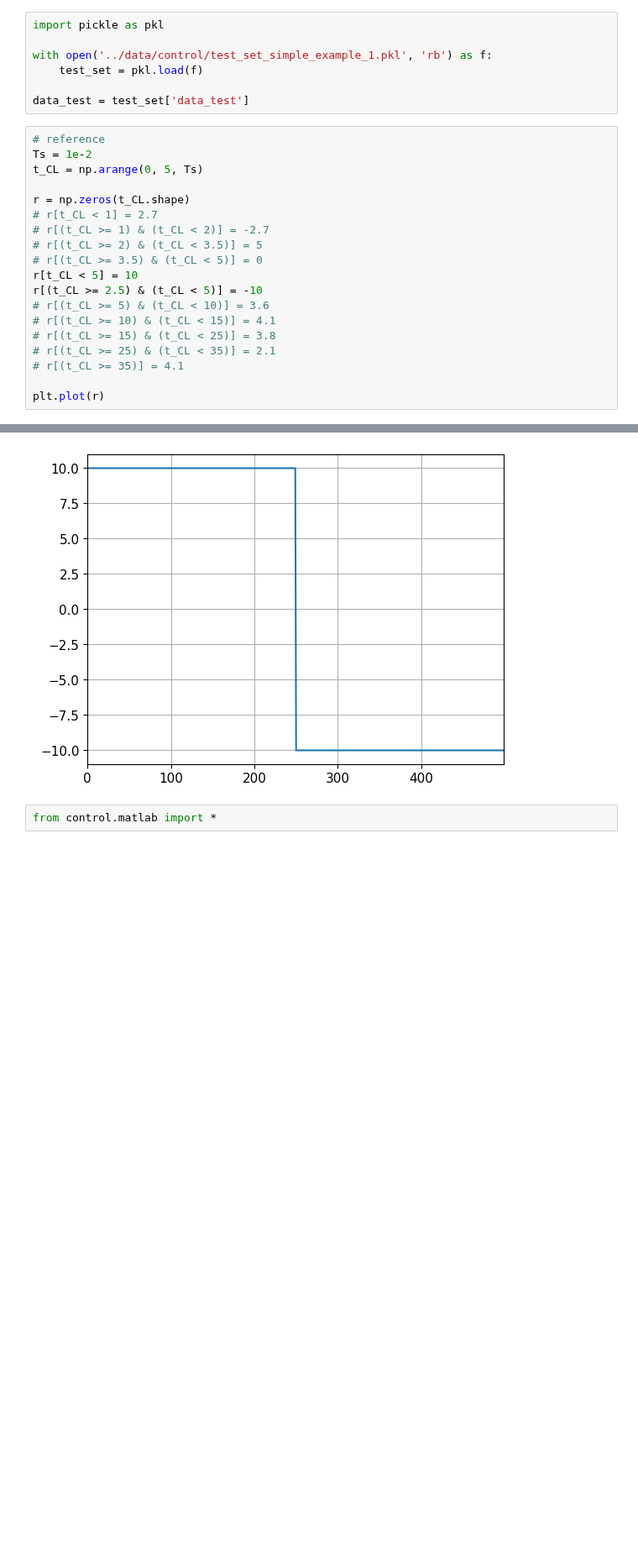
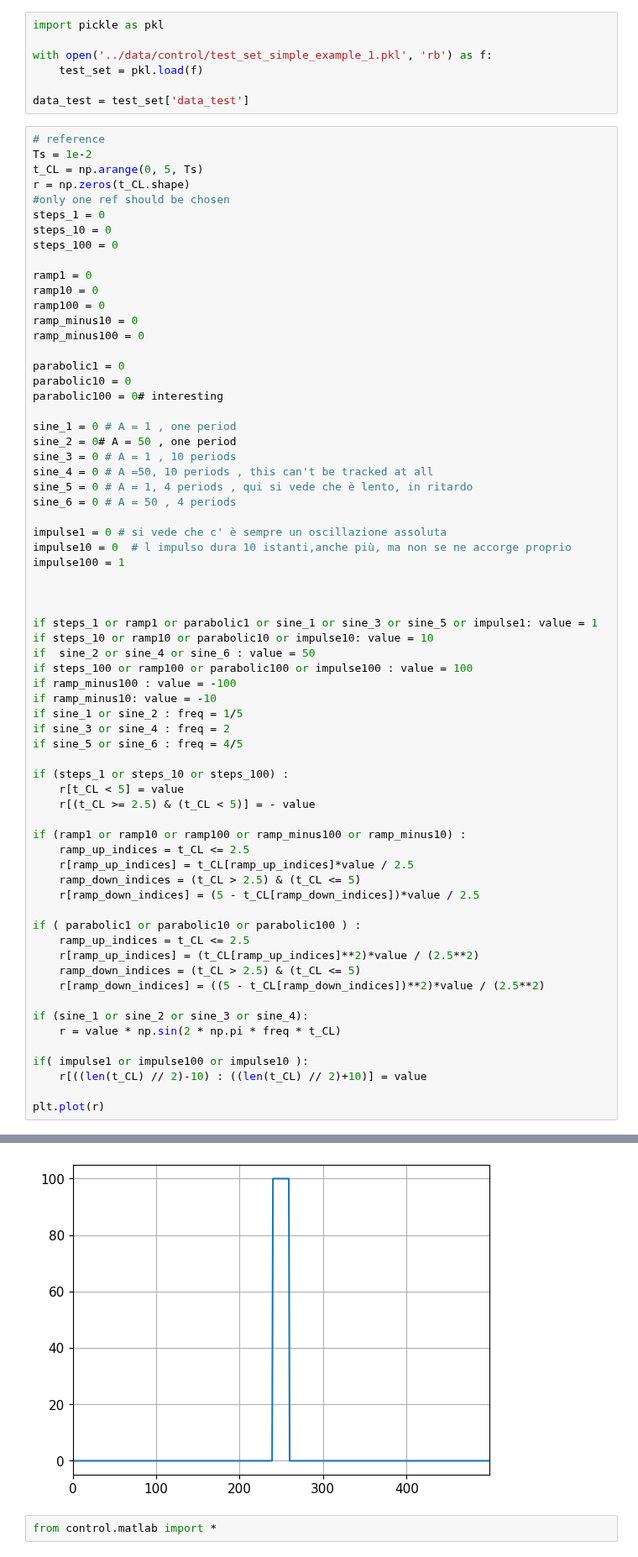
Before and after one commit to buswayne/sysid-transformers-control, a Jupyter notebook: control/test_CL_meta_controller_simple_example_1.ipynb, the cells around one changed output, grey strips where cells are left out. Shown at 84% size. Saved outputs shown, nothing was run; the diff lists cells and outputs as text; blank space fills up the shorter version.

```diff
--- a/control/test_CL_meta_controller_simple_example_1.ipynb
+++ b/control/test_CL_meta_controller_simple_example_1.ipynb
@@ -97,19 +97,66 @@ data_test = test_set['data_test']
 # reference
 Ts = 1e-2
 t_CL = np.arange(0, 5, Ts)
+r = np.zeros(t_CL.shape)
+#only one ref should be chosen
+steps_1 = 0
+steps_10 = 0
+steps_100 = 0
 
-r = np.zeros(t_CL.shape)
-# r[t_CL < 1] = 2.7
-# r[(t_CL >= 1) & (t_CL < 2)] = -2.7
-# r[(t_CL >= 2) & (t_CL < 3.5)] = 5
-# r[(t_CL >= 3.5) & (t_CL < 5)] = 0
-r[t_CL < 5] = 10
-r[(t_CL >= 2.5) & (t_CL < 5)] = -10
-# r[(t_CL >= 5) & (t_CL < 10)] = 3.6
-# r[(t_CL >= 10) & (t_CL < 15)] = 4.1
-# r[(t_CL >= 15) & (t_CL < 25)] = 3.8
-# r[(t_CL >= 25) & (t_CL < 35)] = 2.1
-# r[(t_CL >= 35)] = 4.1
+ramp1 = 0
+ramp10 = 0
+ramp100 = 0
+ramp_minus10 = 0
+ramp_minus100 = 0
+
+parabolic1 = 0
+parabolic10 = 0
+parabolic100 = 0# interesting
+
+sine_1 = 0 # A = 1 , one period
+sine_2 = 0# A = 50 , one period
+sine_3 = 0 # A = 1 , 10 periods
+sine_4 = 0 # A =50, 10 periods , this can't be tracked at all
+sine_5 = 0 # A = 1, 4 periods , qui si vede che è lento, in ritardo
+sine_6 = 0 # A = 50 , 4 periods
+
+impulse1 = 0 # si vede che c' è sempre un oscillazione assoluta
+impulse10 = 0  # l impulso dura 10 istanti,anche più, ma non se ne accorge proprio
+impulse100 = 1
+
+
+
+if steps_1 or ramp1 or parabolic1 or sine_1 or sine_3 or sine_5 or impulse1: value = 1
+if steps_10 or ramp10 or parabolic10 or impulse10: value = 10
+if  sine_2 or sine_4 or sine_6 : value = 50
+if steps_100 or ramp100 or parabolic100 or impulse100 : value = 100
+if ramp_minus100 : value = -100
+if ramp_minus10: value = -10
+if sine_1 or sine_2 : freq = 1/5
+if sine_3 or sine_4 : freq = 2
+if sine_5 or sine_6 : freq = 4/5
+
+if (steps_1 or steps_10 or steps_100) :
+    r[t_CL < 5] = value
+    r[(t_CL >= 2.5) & (t_CL < 5)] = - value
+
+if (ramp1 or ramp10 or ramp100 or ramp_minus100 or ramp_minus10) :
+    ramp_up_indices = t_CL <= 2.5
+    r[ramp_up_indices] = t_CL[ramp_up_indices]*value / 2.5
+    ramp_down_indices = (t_CL > 2.5) & (t_CL <= 5)
+    r[ramp_down_indices] = (5 - t_CL[ramp_down_indices])*value / 2.5
+
+if ( parabolic1 or parabolic10 or parabolic100 ) :
+    ramp_up_indices = t_CL <= 2.5
+    r[ramp_up_indices] = (t_CL[ramp_up_indices]**2)*value / (2.5**2)
+    ramp_down_indices = (t_CL > 2.5) & (t_CL <= 5)
+    r[ramp_down_indices] = ((5 - t_CL[ramp_down_indices])**2)*value / (2.5**2)
+
+if (sine_1 or sine_2 or sine_3 or sine_4):
+    r = value * np.sin(2 * np.pi * freq * t_CL)
+
+if( impulse1 or impulse100 or impulse10 ):
+    r[((len(t_CL) // 2)-10) : ((len(t_CL) // 2)+10)] = value
 
 plt.plot(r)
 # %% [output]
@@ -130,8 +177,8 @@ findfont: Font family 'Times New Roman' not found.
 findfont: Font family 'Times New Roman' not found.
 findfont: Font family 'Times New Roman' not found.
 findfont: Font family 'Times New Roman' not found.
 findfont: Font family 'Times New Roman' not found.
-[figure, old version]
+[figure, new version]
 # %%
 from control.matlab import *
 # %%
```
Also changed, not shown: parts of 9 cells of this notebook, 3 other files.
